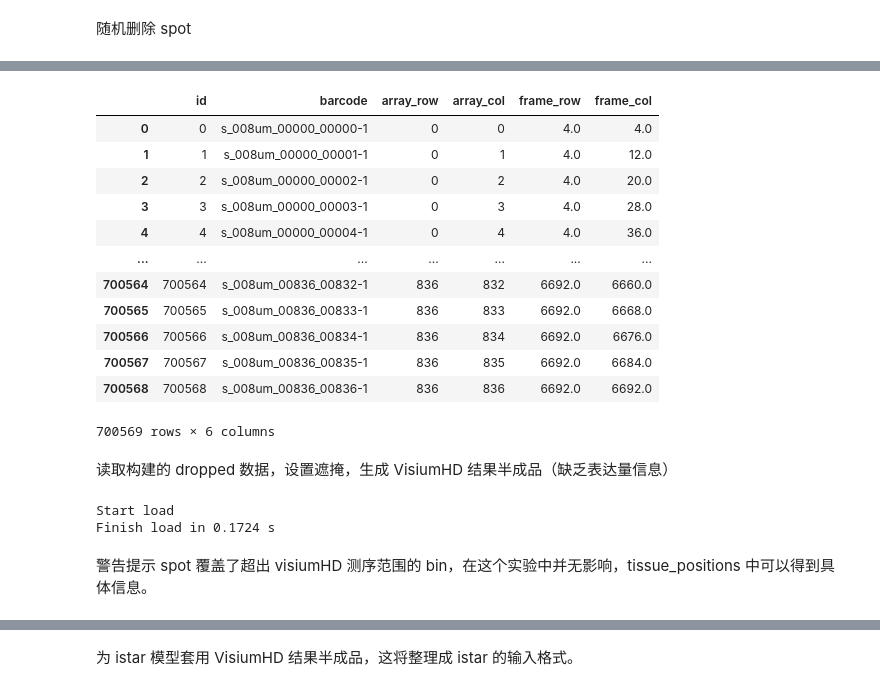
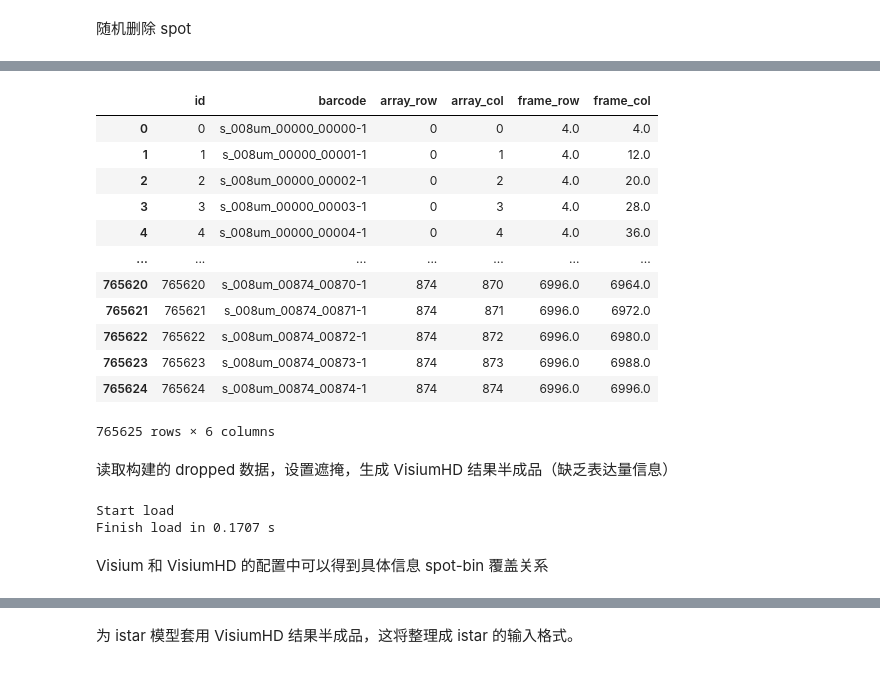
Before and after one commit to Yirios/SuperResolvedST-Pipline, a Jupyter notebook: analyses/Drop_Visium.ipynb, the cells around one changed output, grey strips where cells are left out. Drawn from its saved outputs; the diff is of its cells as text; code cells hidden in the pictures.

```diff
--- a/analyses/Drop_Visium.ipynb
+++ b/analyses/Drop_Visium.ipynb
@@ -59,23 +87,26 @@ Finish save in 1.3597 s
 # %%
-visiumHD_profile = VisiumHDProfile(bin_size=8)
+visiumHD_profile = VisiumHDProfile(bin_size=8,row_range = 3500,col_range = 3500)
+# visiumHD_profile = VisiumHDProfile(bin_size=8)
 visiumHD_profile.tissue_positions
 # %% [output]
 |  | id | barcode | array_row | array_col | frame_row | frame_col |
 | 0 | 0 | s_008um_00000_00000-1 | 0 | 0 | 4.0 | 4.0 |
 | 1 | 1 | s_008um_00000_00001-1 | 0 | 1 | 4.0 | 12.0 |
 | 2 | 2 | s_008um_00000_00002-1 | 0 | 2 | 4.0 | 20.0 |
 | 3 | 3 | s_008um_00000_00003-1 | 0 | 3 | 4.0 | 28.0 |
 | 4 | 4 | s_008um_00000_00004-1 | 0 | 4 | 4.0 | 36.0 |
 | ... | ... | ... | ... | ... | ... | ... |
-| 700564 | 700564 | s_008um_00836_00832-1 | 836 | 832 | 6692.0 | 6660.0 |
-| 700565 | 700565 | s_008um_00836_00833-1 | 836 | 833 | 6692.0 | 6668.0 |
-| 700566 | 700566 | s_008um_00836_00834-1 | 836 | 834 | 6692.0 | 6676.0 |
-| 700567 | 700567 | s_008um_00836_00835-1 | 836 | 835 | 6692.0 | 6684.0 |
-| 700568 | 700568 | s_008um_00836_00836-1 | 836 | 836 | 6692.0 | 6692.0 |
+| 765620 | 765620 | s_008um_00874_00870-1 | 874 | 870 | 6996.0 | 6964.0 |
+| 765621 | 765621 | s_008um_00874_00871-1 | 874 | 871 | 6996.0 | 6972.0 |
+| 765622 | 765622 | s_008um_00874_00872-1 | 874 | 872 | 6996.0 | 6980.0 |
+| 765623 | 765623 | s_008um_00874_00873-1 | 874 | 873 | 6996.0 | 6988.0 |
+| 765624 | 765624 | s_008um_00874_00874-1 | 874 | 874 | 6996.0 | 6996.0 |
-700569 rows × 6 columns
+765625 rows × 6 columns
 # %% [markdown]
 读取构建的 dropped 数据，设置遮掩，生成 VisiumHD 结果半成品（缺乏表达量信息）
 # %%
+# visium_profile = VisiumProfile(slide_serial=1)
+# visium_path = Path('/home/yiriso/Research/Super-resolvedST/data/DLPFC/sample_151673')
 istar_visium = iStar()
 istar_visium.load(
     path="DLPFC_dropped",
@@ -86,9 +117,9 @@ istar_visium.tissue_mask(mask_image_path=visium_path/"mask.png")
 visiumHD_demo = istar_visium.Visium2HD(visiumHD_profile)
 # %% [output]
 Start load
-Finish load in 0.1724 s
+Finish load in 0.1707 s
 # %% [markdown]
-警告提示 spot 覆盖了超出 visiumHD 测序范围的 bin，在这个实验中并无影响，tissue_positions 中可以得到具体信息。
+Visium 和 VisiumHD 的配置中可以得到具体信息 spot-bin 覆盖关系
 # %%
 visium_profile.tissue_positions
 # %% [output]
```
Also changed, not shown: parts of 40 cells of this notebook, 6 other files.
